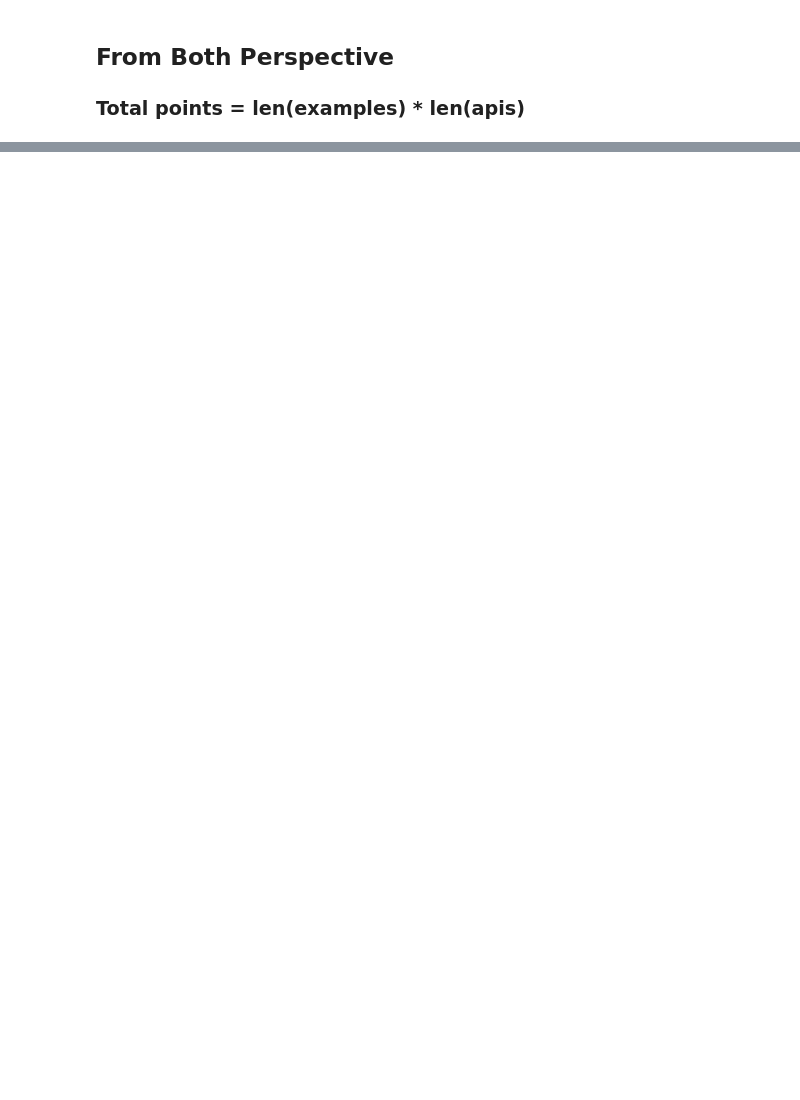
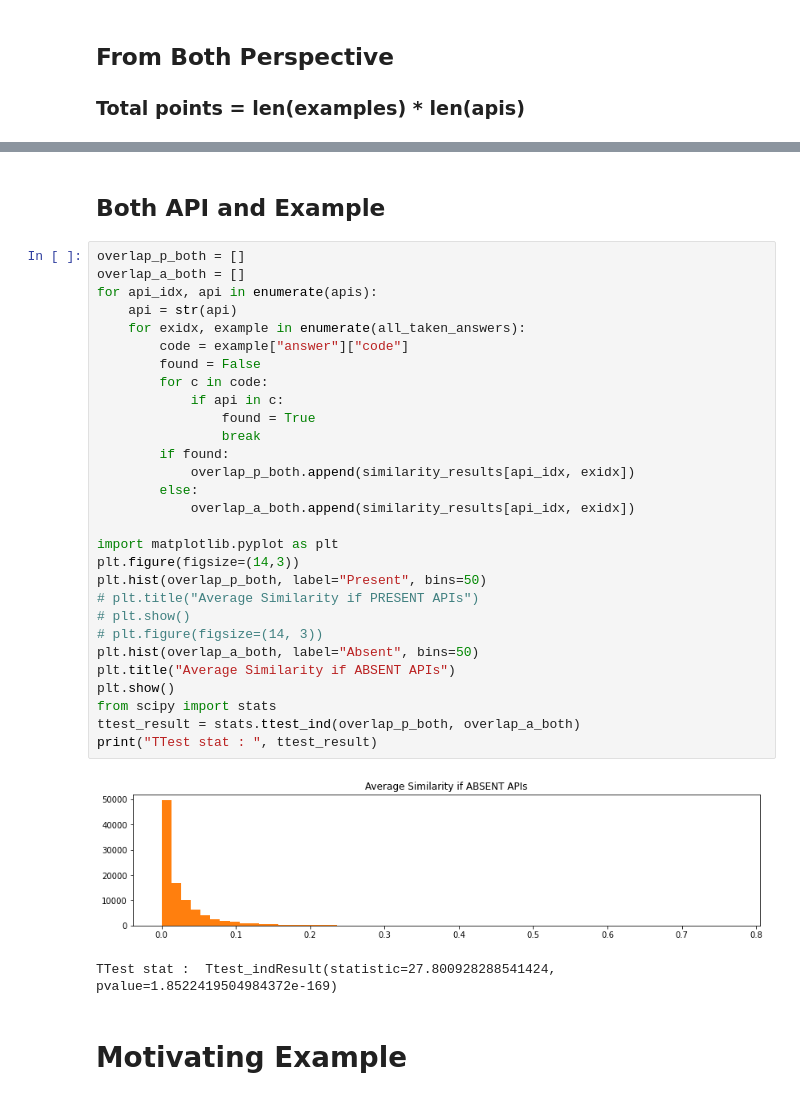
Before and after one commit to saikat107/mahout, a Jupyter notebook: analysis_with_documentation.ipynb, the cells around one changed output, grey strips where cells are left out. Drawn from its saved outputs; the diff is of its cells as text; blank space fills up the shorter version.

```diff
--- a/analysis_with_documentation.ipynb
+++ b/analysis_with_documentation.ipynb
@@ -307,0 +476,36 @@ plt.show()
+# %% [markdown]
+## Both API and Example
+# %%
+overlap_p_both = []
+overlap_a_both = []
+for api_idx, api in enumerate(apis):
+    api = str(api)
+    for exidx, example in enumerate(all_taken_answers):
+        code = example["answer"]["code"]
+        found = False
+        for c in code:
+            if api in c:
+                found = True
+                break
+        if found:
+            overlap_p_both.append(similarity_results[api_idx, exidx])
+        else:
+            overlap_a_both.append(similarity_results[api_idx, exidx])
+
+import matplotlib.pyplot as plt
+plt.figure(figsize=(14,3))
+plt.hist(overlap_p_both, label="Present", bins=50)
+# plt.title("Average Similarity if PRESENT APIs")
+# plt.show()
+# plt.figure(figsize=(14, 3))
+plt.hist(overlap_a_both, label="Absent", bins=50)
+plt.title("Average Similarity if ABSENT APIs")
+plt.show()
+from scipy import stats
+ttest_result = stats.ttest_ind(overlap_p_both, overlap_a_both)
+print("TTest stat : ", ttest_result)
+# %% [output]
+[figure, added]
+TTest stat :  Ttest_indResult(statistic=27.800928288541424, pvalue=1.8522419504984372e-169)
+# %% [markdown]
+# Motivating Example
```
Also changed, not shown: parts of 14 cells of this notebook.
